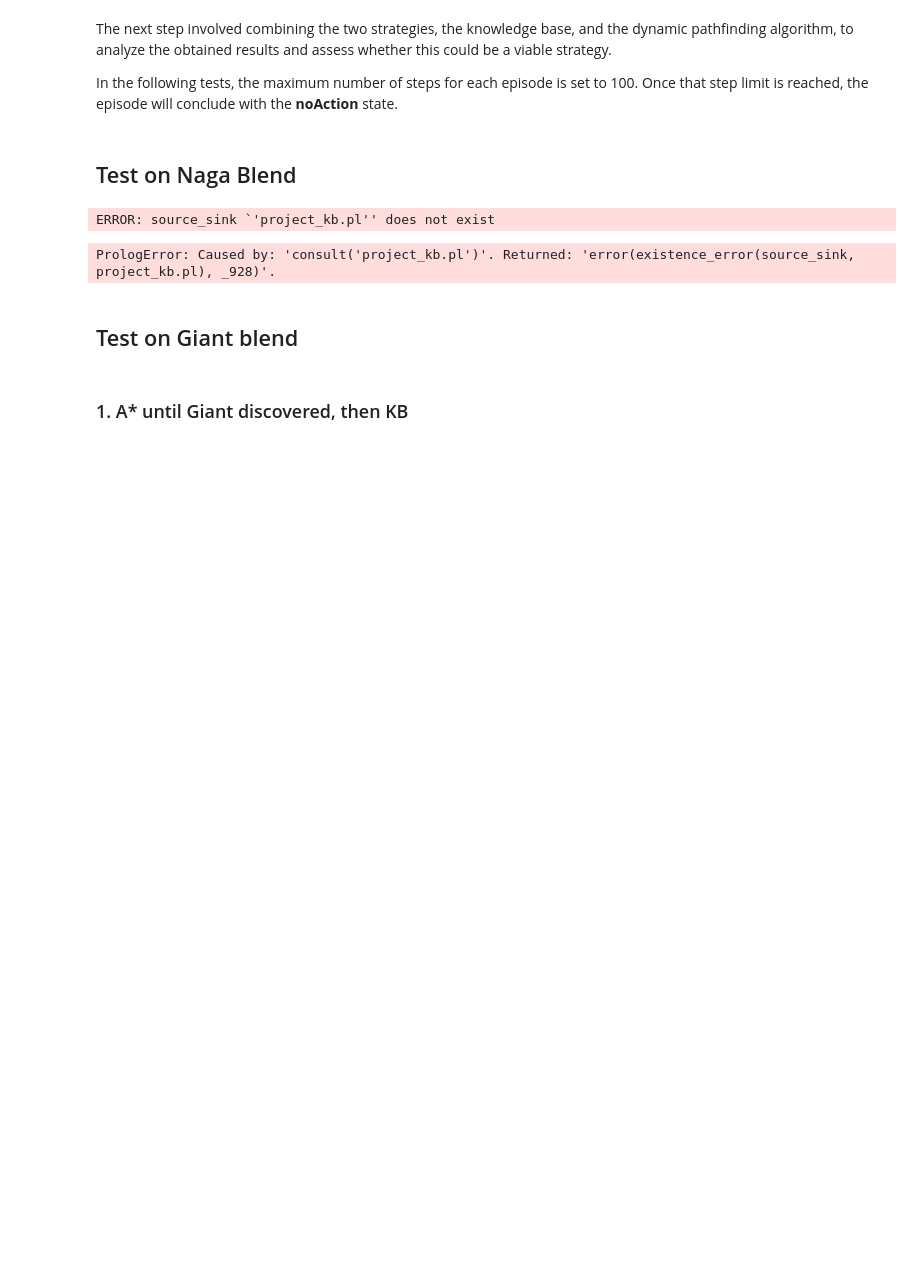
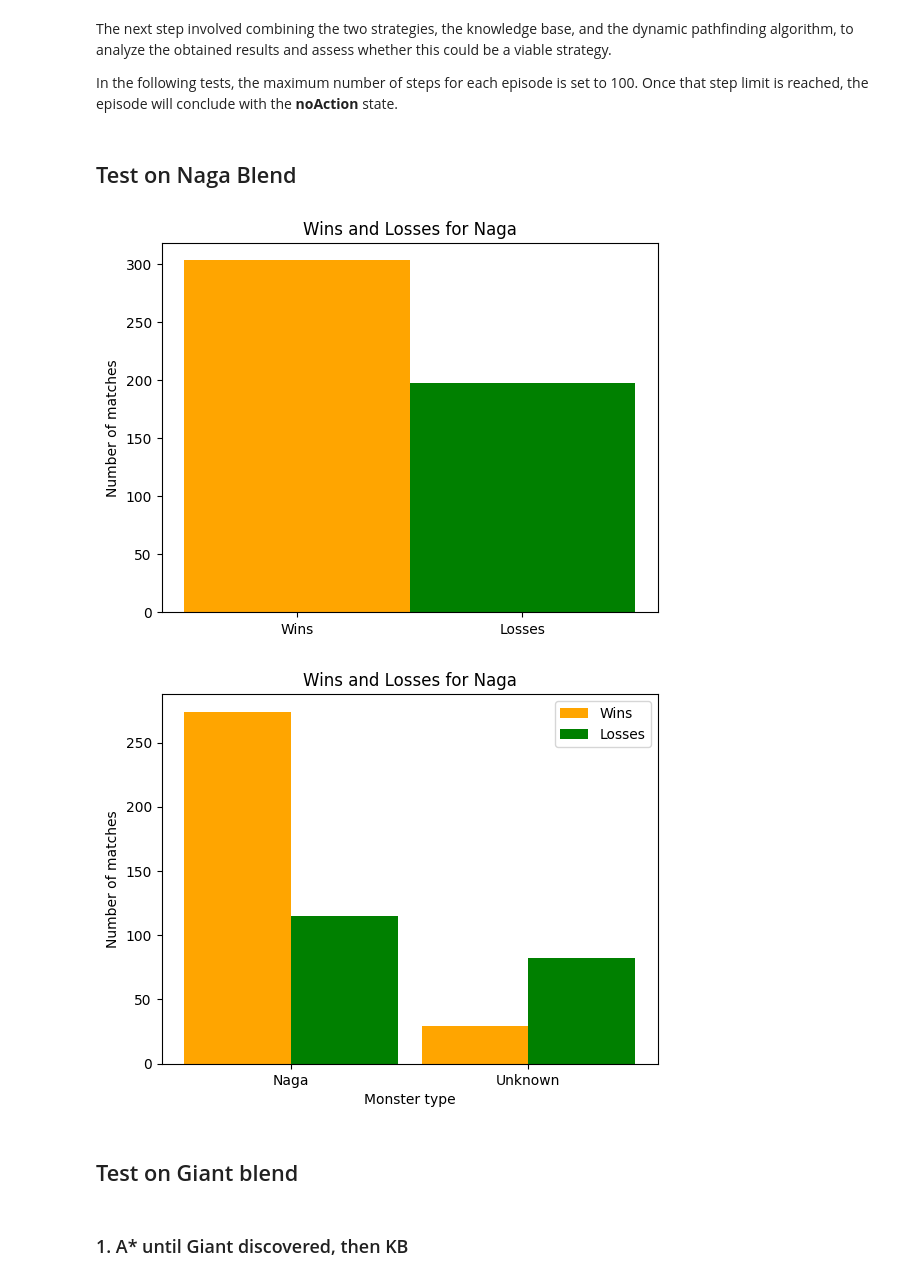
Before and after one commit to Nsivaa/AIF, a Jupyter notebook: search-features_v2.ipynb, the cells around one changed output. Drawn from its saved outputs; the diff is of its cells as text; code cells hidden in the pictures; blank space fills up the shorter version.

Commit message:
Continuo merge search-feature e merge-feature, aggiunti plot per testare il blend

```diff
--- a/search-features_v2.ipynb
+++ b/search-features_v2.ipynb
@@ -309,19 +307,22 @@ def solve_and_plt(env: gym.Env, heuristic: callable, precision: str, plt_width:
         render_actions(actions, env, pixel_map, plt_width, plt_height)
 # %% [markdown]
 ## Test on Naga Blend
-# %%
-#NAGA
-win, loss,noAction, monsters_win, monsters_loss = evaluate_performance("MiniHack-Navigation-Custom-v0", dpt_test, des_file="dat/fully_observable_N.des", evaluation_steps=500, graphics=False)
-
-print(f"wins: {win}")
-print(f"losses: {loss}")
-print(f"noActions: {noAction}")
-print(f"beaten monsters: {monsters_win}")
-print(f"monster that got us beaten: {monsters_loss}")
-print(f"winRate: {win/500}")
-# %% [output]
-ERROR: source_sink `'project_kb.pl'' does not exist
-PrologError: Caused by: 'consult('project_kb.pl')'. Returned: 'error(existence_error(source_sink, project_kb.pl), _928)'.
+# %%
+#NAGA
+win, loss,noAction, monsters_win, monsters_loss = evaluate_performance("MiniHack-Navigation-Custom-v0", dpt_test, des_file="dat/fully_observable_N.des", evaluation_steps=500, graphics=False)
+
+data = [win, loss]
+x_label = ["Wins", "Losses"]
+if noAction:
+    data.append(noAction)
+    x_label.append("No Action")
+
+plot(data, "1", 1, x_label, "Number of matches", "Wins and Losses for Naga")
+
+plot(monsters_win, "2", 0.45, labels, "Number of matches", "Wins and Losses for Naga", monsters_loss, "Monster type")
+# %% [output]
+[figure, added]
+[figure, added]
 # %% [markdown]
 ## Test on Giant blend
 # %% [markdown]
```
Also changed, not shown: parts of 9 cells of this notebook, 1 other file.
